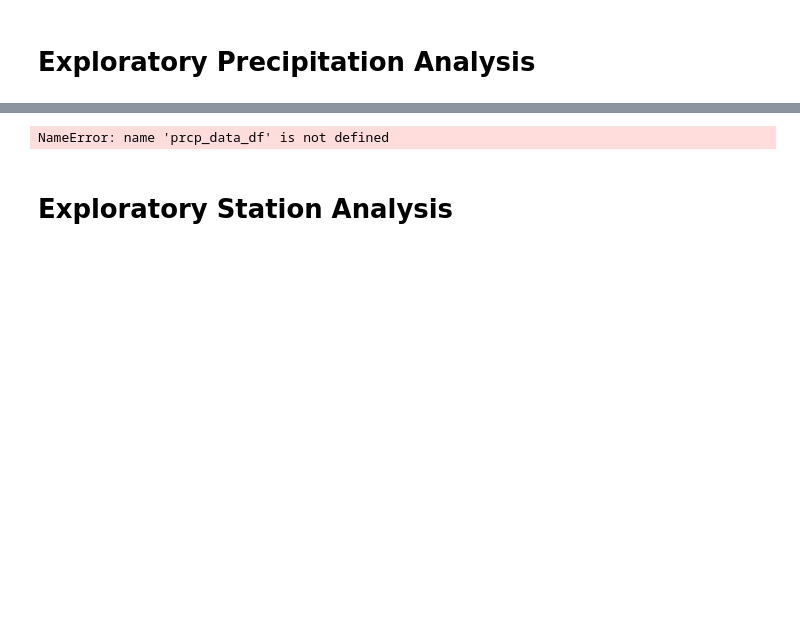
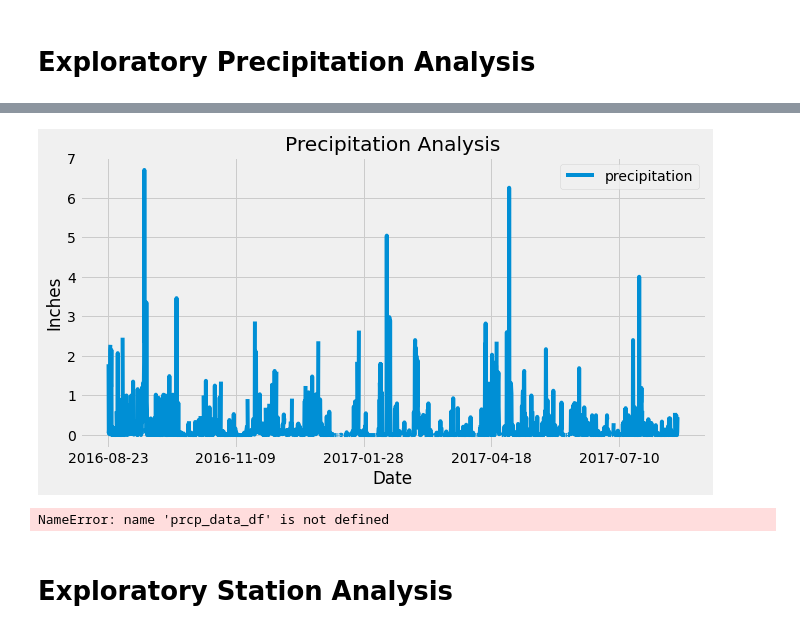
Before and after one commit to Shelf0/Climate-SQLAlchemy, a Jupyter notebook: Climate.ipynb, the cells around one changed output, grey strips where cells are left out. Cells and saved outputs as stored; diff of their text form; code cells hidden in the pictures; blank space fills up the shorter version.

```diff
--- a/Climate.ipynb
+++ b/Climate.ipynb
@@ -83,24 +67,22 @@ NameError: name 'Measurement' is not defined
 # Starting from the most recent data point in the database.
 
 # Calculate the date one year from the last date in data set.
-one_year_ago = dt.date(2017, 8, 23) - dt.timedelta(days=365)
-one_year_ago
+year_before = dt.date(2017, 8, 23) - dt.timedelta(days=365)
 
 # Perform a query to retrieve the data and precipitation scores
-prcp_data = session.query(Measurement.date, Measurement.prcp).\
-    filter(Measurement.date > one_year_ago).\
-    order_by(Measurement.date).all()
+prcp_data = session.query(Measurement.date, Measurement.prcp).filter(Measurement.date >= year_before).all()
 
 # Save the query results as a Pandas DataFrame and set the index to the date column
-prcp_data_df = pd.DataFrame(prcp_data
+df = pd.DataFrame(prcp_data, columns=['date', 'precipitation'])
 
 # Sort the dataframe by date
-prcp_data_df.sort_values(by=["date"])
-prcp_data_df
+df = df.sort_values("date")
+
 # Use Pandas Plotting with Matplotlib to plot the data
-
-prcp_plt = prcp_data_df.plot(x = "date", figsize = (7,5))
-prcp_plt.set_title("Precipitation Analysis (8/24/16 to 8/23/17)")
-prcp_plt.set_ylabel('Inches')
+df.plot(x='date', y='precipitation', figsize=(10, 5))
+plt.xlabel("Date")
+plt.ylabel("Inches")
+plt.title("Precipitation Analysis")
+plt.savefig("Images/Precipitation Analysis.png")
 plt.show()
 # %% [output]
@@ -108,3 +89,4 @@ SyntaxError: invalid syntax (<ipython-input-24-ed796c814570>, line 17)
+[figure, added]
 # %%
 # Use Pandas to calcualte the summary statistics for the precipitation data
 prcp_data_df.describe()
```
Also changed, not shown: parts of 6 cells of this notebook.
